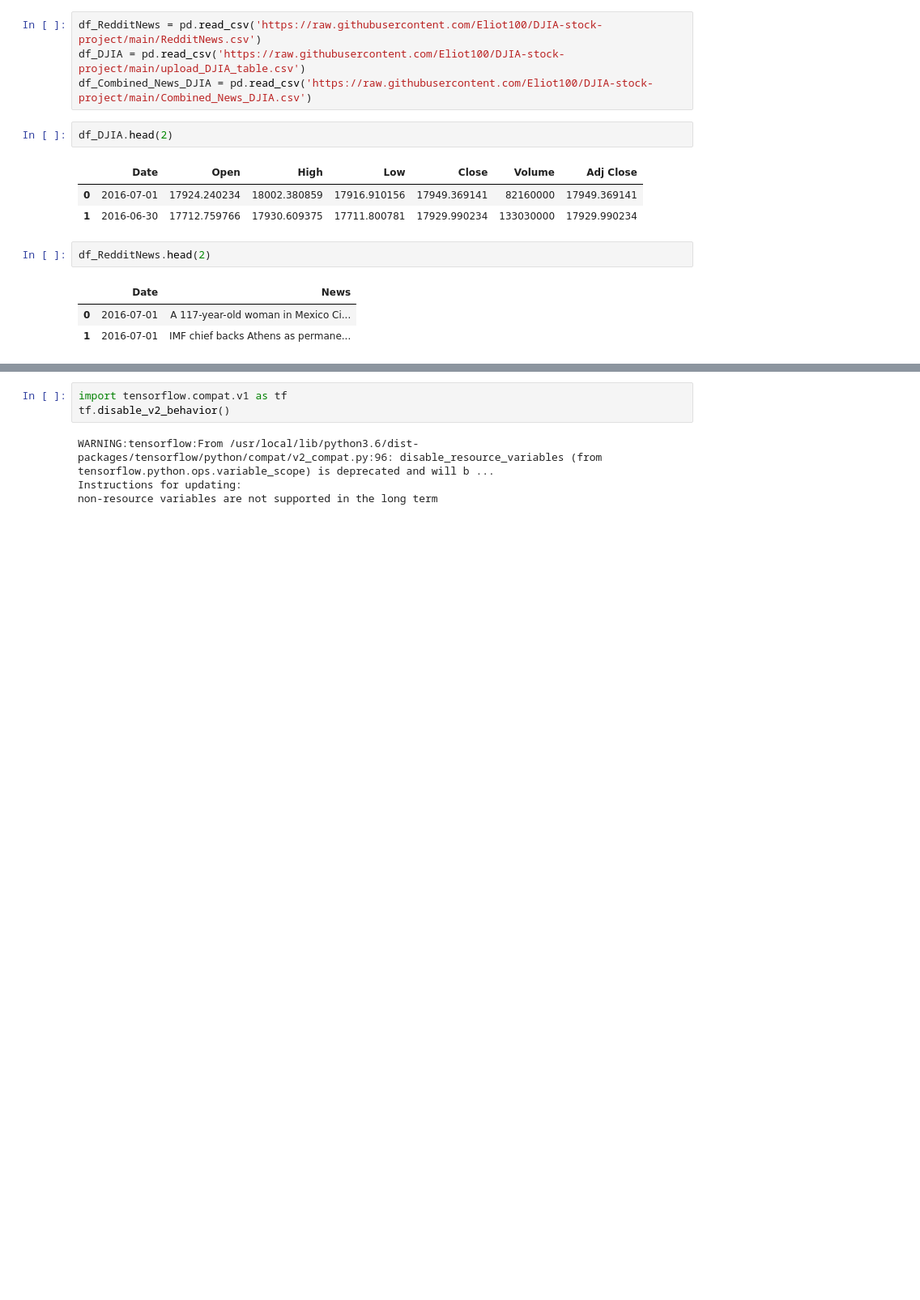
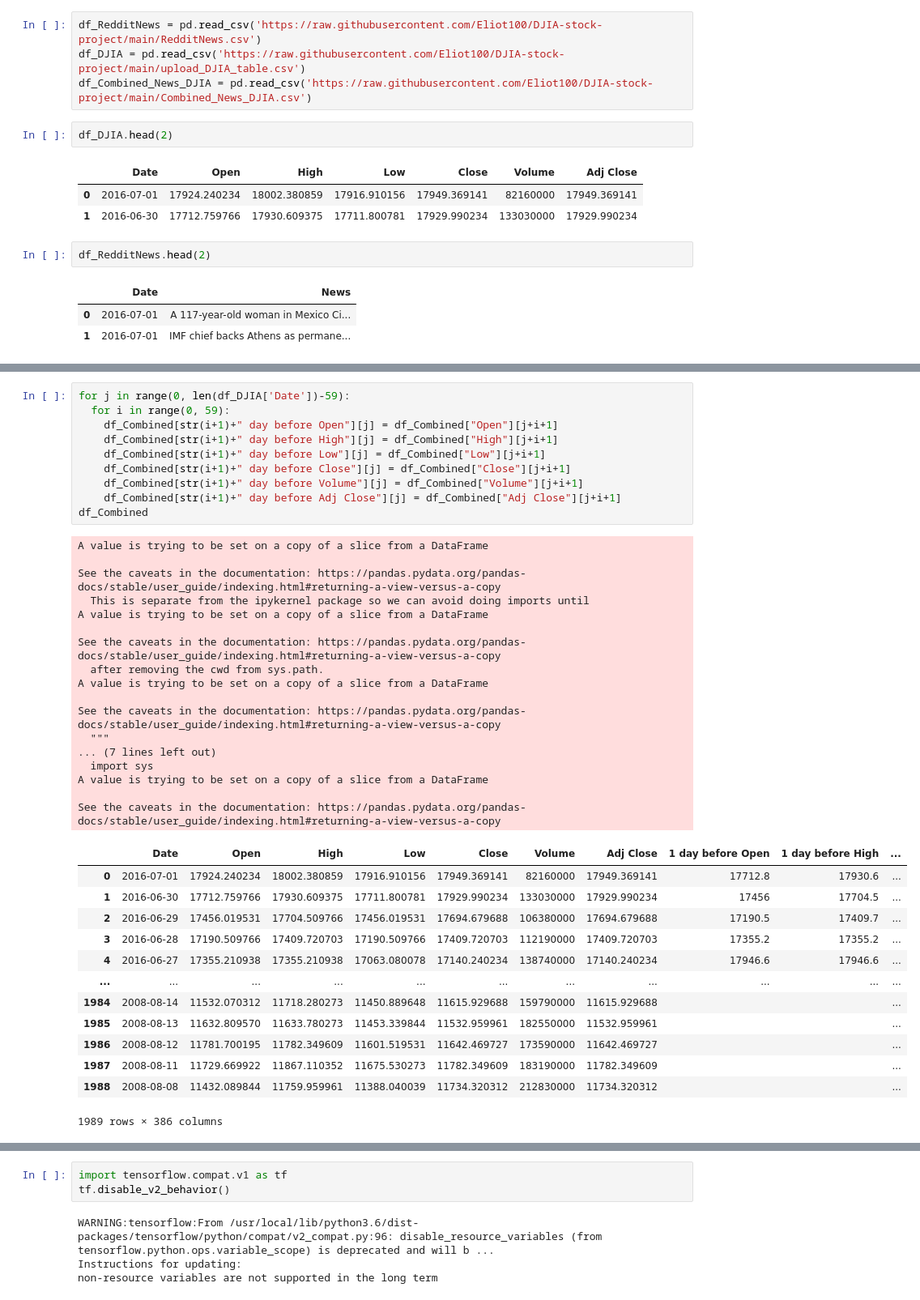
Before and after one commit to Eliot100/DJIA-stock-project, a Jupyter notebook: DJIA_stock_project.ipynb, the cells around one changed output, grey strips where cells are left out. Shown: that part at 81% size. Cells and saved outputs as stored; diff of their text form; blank space fills up the shorter version.

```diff
--- a/DJIA_stock_project.ipynb
+++ b/DJIA_stock_project.ipynb
@@ -25 +51,42 @@ df_Combined_News_DJIA.head(2)
+# %%
+for j in range(0, len(df_DJIA['Date'])-59):
+  for i in range(0, 59):
+    df_Combined[str(i+1)+" day before Open"][j] = df_Combined["Open"][j+i+1]
+    df_Combined[str(i+1)+" day before High"][j] = df_Combined["High"][j+i+1]
+    df_Combined[str(i+1)+" day before Low"][j] = df_Combined["Low"][j+i+1]
+    df_Combined[str(i+1)+" day before Close"][j] = df_Combined["Close"][j+i+1]
+    df_Combined[str(i+1)+" day before Volume"][j] = df_Combined["Volume"][j+i+1]
+    df_Combined[str(i+1)+" day before Adj Close"][j] = df_Combined["Adj Close"][j+i+1]
+df_Combined
+# %% [output]
+A value is trying to be set on a copy of a slice from a DataFrame
+
+See the caveats in the documentation: https://pandas.pydata.org/pandas-docs/stable/user_guide/indexing.html#returning-a-view-versus-a-copy
+  This is separate from the ipykernel package so we can avoid doing imports until
+A value is trying to be set on a copy of a slice from a DataFrame
+
+See the caveats in the documentation: https://pandas.pydata.org/pandas-docs/stable/user_guide/indexing.html#returning-a-view-versus-a-copy
+  after removing the cwd from sys.path.
+A value is trying to be set on a copy of a slice from a DataFrame
+
+See the caveats in the documentation: https://pandas.pydata.org/pandas-docs/stable/user_guide/indexing.html#returning-a-view-versus-a-copy
+  """
+... (7 lines left out)
+  import sys
+A value is trying to be set on a copy of a slice from a DataFrame
+
+See the caveats in the documentation: https://pandas.pydata.org/pandas-docs/stable/user_guide/indexing.html#returning-a-view-versus-a-copy
+|  | Date | Open | High | Low | Close | Volume | Adj Close | 1 day before Open | 1 day before High | ... |
+| 0 | 2016-07-01 | 17924.240234 | 18002.380859 | 17916.910156 | 17949.369141 | 82160000 | 17949.369141 | 17712.8 | 17930.6 | ... |
+| 1 | 2016-06-30 | 17712.759766 | 17930.609375 | 17711.800781 | 17929.990234 | 133030000 | 17929.990234 | 17456 | 17704.5 | ... |
+| 2 | 2016-06-29 | 17456.019531 | 17704.509766 | 17456.019531 | 17694.679688 | 106380000 | 17694.679688 | 17190.5 | 17409.7 | ... |
+| 3 | 2016-06-28 | 17190.509766 | 17409.720703 | 17190.509766 | 17409.720703 | 112190000 | 17409.720703 | 17355.2 | 17355.2 | ... |
+| 4 | 2016-06-27 | 17355.210938 | 17355.210938 | 17063.080078 | 17140.240234 | 138740000 | 17140.240234 | 17946.6 | 17946.6 | ... |
+| ... | ... | ... | ... | ... | ... | ... | ... | ... | ... | ... |
+| 1984 | 2008-08-14 | 11532.070312 | 11718.280273 | 11450.889648 | 11615.929688 | 159790000 | 11615.929688 |  |  | ... |
+| 1985 | 2008-08-13 | 11632.809570 | 11633.780273 | 11453.339844 | 11532.959961 | 182550000 | 11532.959961 |  |  | ... |
+| 1986 | 2008-08-12 | 11781.700195 | 11782.349609 | 11601.519531 | 11642.469727 | 173590000 | 11642.469727 |  |  | ... |
+| 1987 | 2008-08-11 | 11729.669922 | 11867.110352 | 11675.530273 | 11782.349609 | 183190000 | 11782.349609 |  |  | ... |
+| 1988 | 2008-08-08 | 11432.089844 | 11759.959961 | 11388.040039 | 11734.320312 | 212830000 | 11734.320312 |  |  | ... |
+1989 rows × 386 columns
 # %%
```
Also changed, not shown: parts of 8 cells of this notebook.
